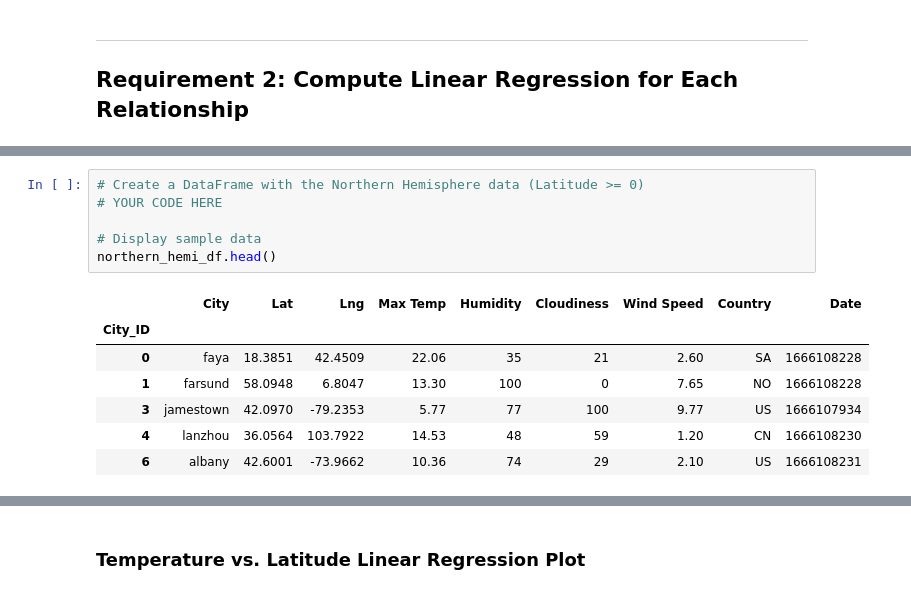
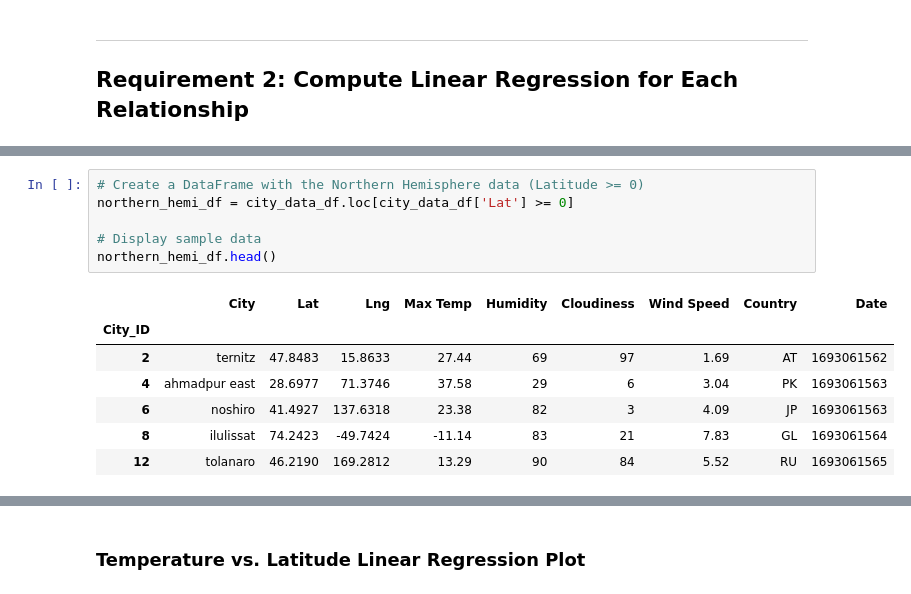
Before and after one commit to maswanwick/python-api-challenge, a Jupyter notebook: api_challenge/WeatherPy.ipynb, the cells around one changed output, grey strips where cells are left out. Cells and saved outputs as stored; diff of their text form.

```diff
--- a/api_challenge/WeatherPy.ipynb
+++ b/api_challenge/WeatherPy.ipynb
@@ -273,16 +291,16 @@ plt.show()
 # %%
 # Create a DataFrame with the Northern Hemisphere data (Latitude >= 0)
-# YOUR CODE HERE
+northern_hemi_df = city_data_df.loc[city_data_df['Lat'] >= 0]
 
 # Display sample data
 northern_hemi_df.head()
 # %% [output]
 |  | City | Lat | Lng | Max Temp | Humidity | Cloudiness | Wind Speed | Country | Date |
 | City_ID |  |  |  |  |  |  |  |  |  |
-| 0 | faya | 18.3851 | 42.4509 | 22.06 | 35 | 21 | 2.60 | SA | 1666108228 |
-| 1 | farsund | 58.0948 | 6.8047 | 13.30 | 100 | 0 | 7.65 | NO | 1666108228 |
-| 3 | jamestown | 42.0970 | -79.2353 | 5.77 | 77 | 100 | 9.77 | US | 1666107934 |
-| 4 | lanzhou | 36.0564 | 103.7922 | 14.53 | 48 | 59 | 1.20 | CN | 1666108230 |
-| 6 | albany | 42.6001 | -73.9662 | 10.36 | 74 | 29 | 2.10 | US | 1666108231 |
+| 2 | ternitz | 47.8483 | 15.8633 | 27.44 | 69 | 97 | 1.69 | AT | 1693061562 |
+| 4 | ahmadpur east | 28.6977 | 71.3746 | 37.58 | 29 | 6 | 3.04 | PK | 1693061563 |
+| 6 | noshiro | 41.4927 | 137.6318 | 23.38 | 82 | 3 | 4.09 | JP | 1693061563 |
+| 8 | ilulissat | 74.2423 | -49.7424 | -11.14 | 83 | 21 | 7.83 | GL | 1693061564 |
+| 12 | tolanaro | 46.2190 | 169.2812 | 13.29 | 90 | 84 | 5.52 | RU | 1693061565 |
 # %%
 # Create a DataFrame with the Southern Hemisphere data (Latitude < 0)
```
Also changed, not shown: parts of 25 cells of this notebook.
